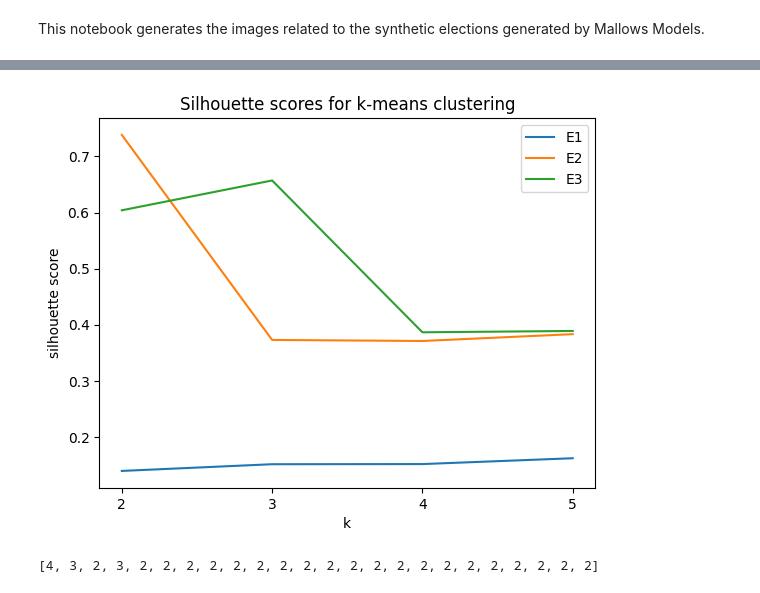
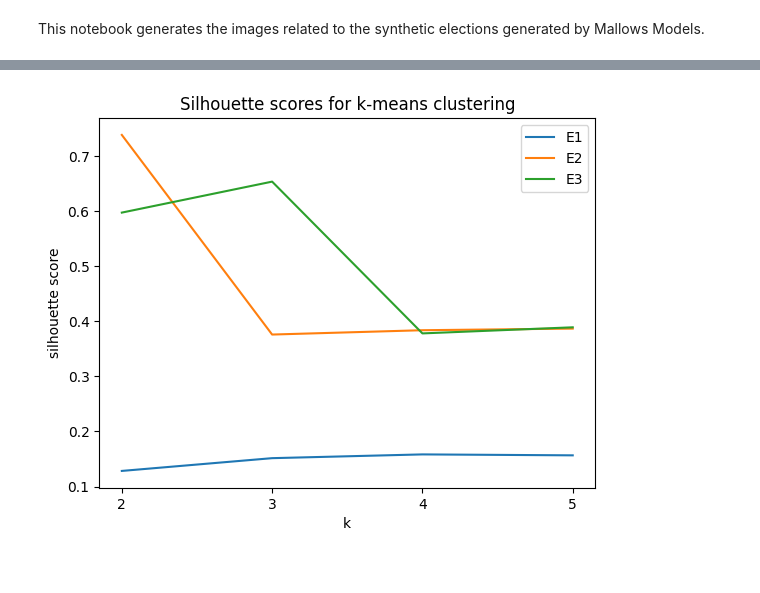
Before and after one commit to mggg/ballot-clustering, a Jupyter notebook: Supplemental material/Mallows.ipynb, the cells around one changed output, grey strips where cells are left out. Cells and saved outputs as stored; diff of their text form; code cells hidden in the pictures.

```diff
--- a/Supplemental material/Mallows.ipynb
+++ b/Supplemental material/Mallows.ipynb
@@ -47,6 +32,16 @@ def Mod_scores(election, num_cands = 'Auto'):
 # %%
-E1,C1 = Mallows_election(num_cands=9, num_clusters=1, centers=[[1,2,3,4,5,6,7,8,9]], sizes=[1000], p=.5)
-E2,C2 = Mallows_election(num_cands=9, num_clusters=2, centers=[[1,2,3,4,5,6,7,8,9], [8,7,5,9,6,3,2,1,4]],
-                         sizes=[300, 700], p=.5)
-E3,C3 = Mallows_election(num_cands=9, num_clusters=3, centers=[[1,2,3,4,5,6,7,8,9], [4,6,5,1,8,2,7,3,9], [7,8,9,4,5,6,3,2,1]],
-                          sizes=[200, 200, 600], p=.5)
+# The three elections E1, E2, E3 from section 4 of the paper
+def E_Mal(n,p):
+    """
+    Returns the En election with p value p.
+    """
+    if n == 1:
+        return Mallows_election(num_cands=9, num_clusters=1, centers=[[1,2,3,4,5,6,7,8,9]], sizes=[1000], p=p)
+    elif n == 2:
+        return Mallows_election(num_cands=9, num_clusters=2,
+                                centers=[[1,2,3,4,5,6,7,8,9], [8,7,5,9,6,3,2,1,4]],
+                                sizes=[300, 700], p=p)
+    elif n == 3:
+        return Mallows_election(num_cands=9, num_clusters=3,
+                                centers=[[1,2,3,4,5,6,7,8,9], [4,6,5,1,8,2,7,3,9], [7,8,9,4,5,6,3,2,1]],
+                                sizes=[200, 200, 600], p=p)
@@ -68,14 +64,19 @@ M3 = Mod_scores(E3)
 # %%
+# Study the p=.5 case
+S1 = Sil_scores(E_Mal(1,0.5)[0])
+S2 = Sil_scores(E_Mal(2,0.5)[0])
+S3 = Sil_scores(E_Mal(3,0.5)[0])
+
 p_range = [2, 3, 4, 5]
 plt.plot(p_range, [S1[k] for k in p_range], label='E1')
 plt.plot(p_range, [S2[k] for k in p_range], label='E2')
 plt.plot(p_range, [S3[k] for k in p_range], label='E3')
 plt.xlabel('k')
 plt.ylabel('silhouette score')
 plt.title('Silhouette scores for k-means clustering')
 plt.legend()
-plt.xticks(p_range)  # Set the tick marks at 2, 3, 4, and 5
-#plt.savefig('Silhouette_vs_k.jpg', dpi = 600)
+plt.xticks(p_range)
+plt.savefig('Silhouette_vs_k.jpg', dpi = 300)
 plt.show()
 # %% [output]
-[figure, old version]
+[figure, new version]
@@ -98,4 +82,0 @@ for p in p_range:
-# %%
-num_clusters
-# %% [output]
-[4, 3, 2, 3, 2, 2, 2, 2, 2, 2, 2, 2, 2, 2, 2, 2, 2, 2, 2, 2, 2, 2, 2, 2]
```
Also changed, not shown: parts of 13 cells of this notebook, 11 other files.
